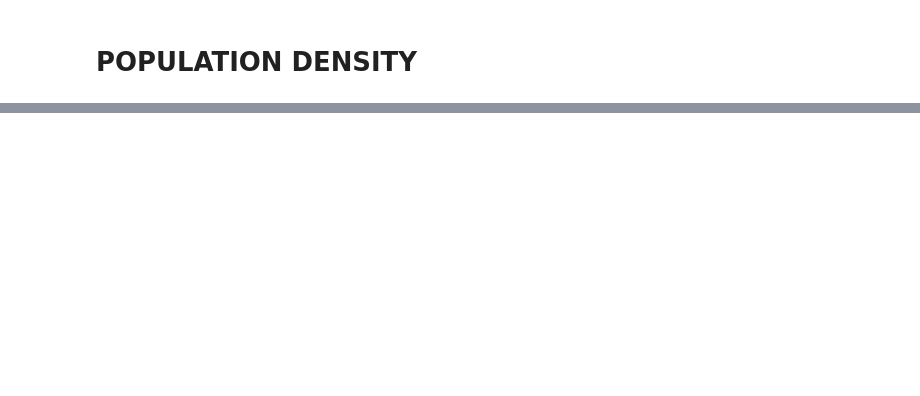
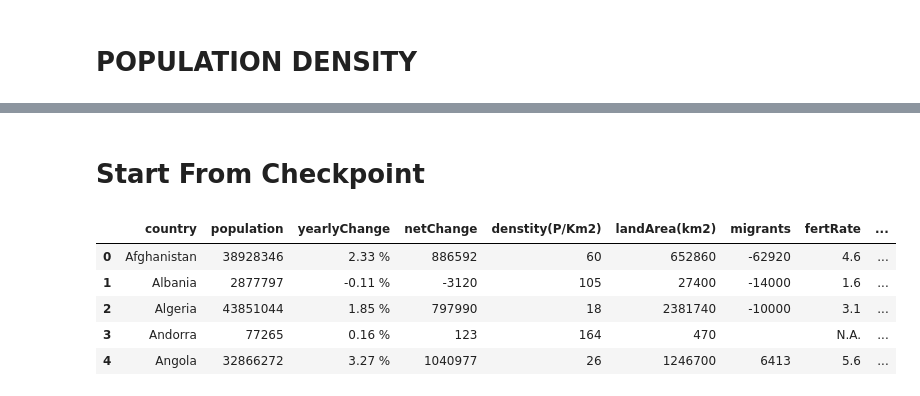
Before and after one commit to awells-uva/cs-project-covid, a Jupyter notebook: final_project.ipynb, the cells around one changed output, grey strips where cells are left out. Saved outputs shown, nothing was run; the diff lists cells and outputs as text; code cells hidden in the pictures; blank space fills up the shorter version.

Commit message:
Added Checkpoint CSV to make stats Easier

```diff
--- a/final_project.ipynb
+++ b/final_project.ipynb
@@ -478,0 +457,2 @@ Country: United Kingdom, Cases: 79874, Population Density: 281
+# %% [markdown]
+# Start From Checkpoint
@@ -478,0 +461,9 @@ Country: United Kingdom, Cases: 79874, Population Density: 281
+# %%
+world.head()
+# %% [output]
+|  | country | population | yearlyChange | netChange | denstity(P/Km2) | landArea(km2) | migrants | fertRate | ... |
+| 0 | Afghanistan | 38928346 | 2.33 % | 886592 | 60 | 652860 | -62920 | 4.6 | ... |
+| 1 | Albania | 2877797 | -0.11 % | -3120 | 105 | 27400 | -14000 | 1.6 | ... |
+| 2 | Algeria | 43851044 | 1.85 % | 797990 | 18 | 2381740 | -10000 | 3.1 | ... |
+| 3 | Andorra | 77265 | 0.16 % | 123 | 164 | 470 |  | N.A. | ... |
+| 4 | Angola | 32866272 | 3.27 % | 1040977 | 26 | 1246700 | 6413 | 5.6 | ... |
```
Also changed, not shown: parts of 18 cells of this notebook, 2 other files.
